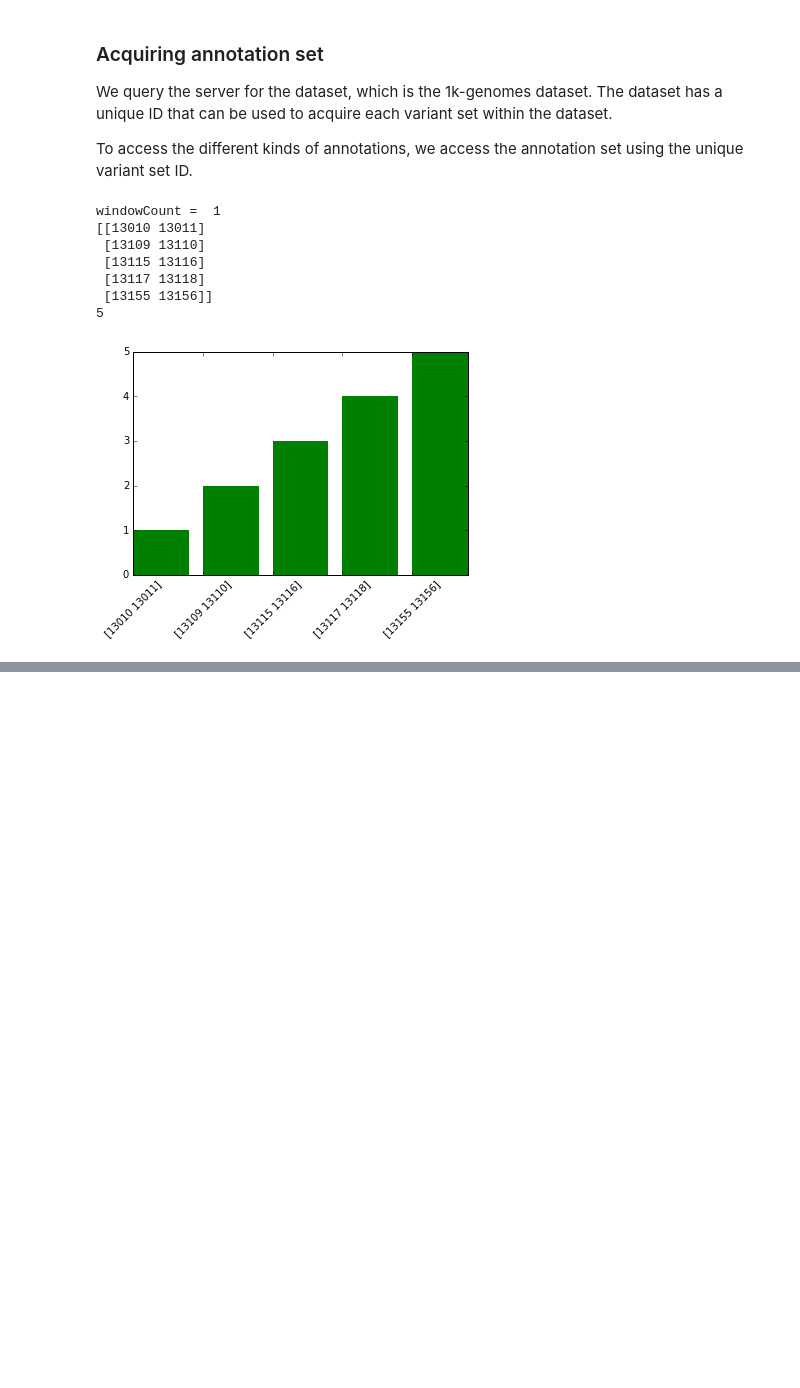
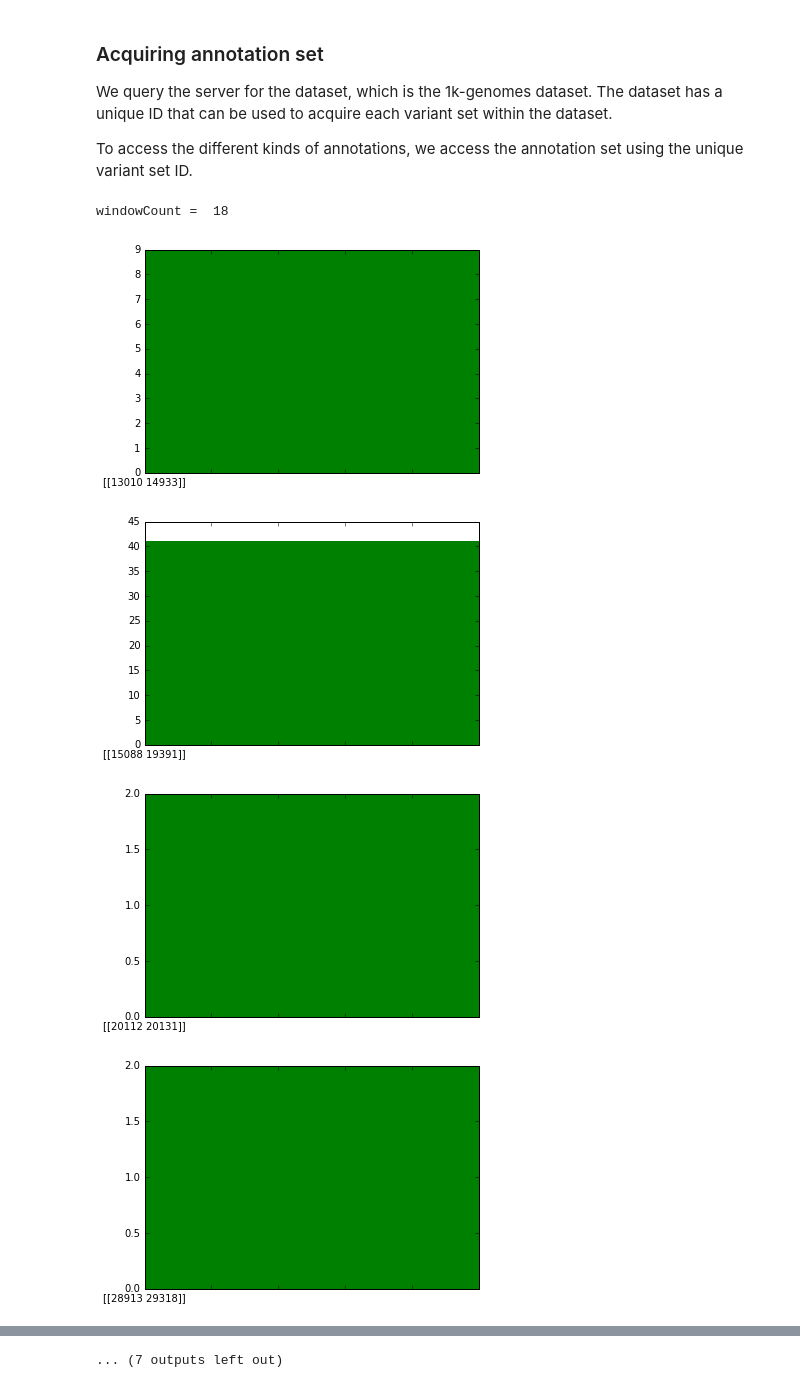
Before and after one commit to BD2KGenomics/bioapi-examples, a Jupyter notebook: python_notebooks/regionSearch.ipynb, the cells around one changed output, grey strips where cells are left out. Saved outputs shown, nothing was run; the diff lists cells and outputs as text; code cells hidden in the pictures; blank space fills up the shorter version.

```diff
--- a/python_notebooks/regionSearch.ipynb
+++ b/python_notebooks/regionSearch.ipynb
@@ -34,22 +35,28 @@ def doThings(startPos, endPos, chromosome, searchTerm, window):
 
     windowCount = ((int(endPos)-int(startPos))/int(window))
     print("windowCount = ",windowCount)
+    startPoint = int(startPos)
+    endPoint = (int(startPos)+int(window))
 
-    abc=c.searchVariantAnnotations(variantAnnotationSetId=annotationSet.id, start=int(startPos), end=int(startPos)+int(window), referenceName=chromosome, effects=[{"id": searchTerm}])
-    idList = []
-    startEndList = []
+    for i in range(0,windowCount):
+        #print("endPoint = ",endPoint)
 
-    for annotation in abc:
-        idList.append(annotation.variant_id)
+        abc=c.searchVariantAnnotations(variantAnnotationSetId=annotationSet.id, start=startPoint, end=endPoint, referenceName=chromosome, effects=[{"id": searchTerm}])
 
-    i=0
-    for ids in idList:
-        important = c.getVariant(ids)
+        idList = []
+        startEndList = []
 
-        i+=1
+        for annotation in abc:
+            idList.append(annotation.variant_id)
 
-        startEndList.append(important.start)
-        startEndList.append(important.end)
+        for ids in idList:
+            important = c.getVariant(ids)
+            startEndList.append(important.start)
+            startEndList.append(important.end)
+        countingStats(seVals=startEndList, windowValue=windowCount, startPos=startPoint, endPos=endPoint)
 
-    countingStats(seVals=startEndList, windowValue=windowCount)
+        startPoint+=int(window)
+        endPoint+=int(window)
+        del idList[:]
+        del startEndList[:]
 # %%
@@ -84,20 +102,17 @@ def plotHistogram(xAxisTicks,yAxisValues):
 # %%
 searchOntologyDict = {'transcript_ablation' : 'SO:0001893', 'splice_acceptor_variant' : 'SO:0001574', 'splice_donor_variant' : 'SO:0001575', 'stop_gained' : 'SO:0001587', 'frameshift_variant' : 'SO:0001589', 'stop_lost' : 'SO:0001578', 'start_lost' : 'SO:0002012', 'transcript_amplification' : 'SO:0001889', 'inframe_insertion' : 'SO:0001821', 'inframe_deletion' : 'SO:0001822', 'missense_variant' : 'SO:0001583', 'protein_altering_variant' : 'SO:0001818', 'splice_region_variant' : 'SO:0001630', 'incomplete_terminal_codon_variant' : 'SO:0001626', 'stop_retained_variant' : 'SO:0001567', 'synonymous_variant' : 'SO:0001819', 'coding_sequence_variant' : 'SO:0001580', 'mature_miRNA_variant' : 'SO:0001620', '5_prime_UTR_variant' : 'SO:0001623', '3_prime_UTR_variant' : 'SO:0001624', 'non_coding_transcript_exon_variant' : 'SO:0001792', 'intron_variant' : 'SO:0001627', 'NMD_transcript_variant' : 'SO:0001621', 'non_coding_transcript_variant' : 'SO:0001619', 'upstream_gene_variant' : 'SO:0001631', 'downstream_gene_variant' : 'SO:0001632', 'TFBS_ablation' : 'SO:0001892', 'TFBS_amplification' : 'SO:0001892', 'TF_binding_site_variant' : 'SO:0001782', 'regulatory_region_ablation' : 'SO:0001894', 'regulatory_region_amplification' : 'SO:0001891', 'feature_elongation' : 'SO:0001907', 'regulatory_region_variant' : 'SO:0001566', 'feature_truncation' : 'SO:0001906', 'intergenic_variant' : 'SO:0001628'}
 shortDict = {'intron_variant' : 'SO:0001627', 'feature_truncation' : 'SO:0001906' , 'non_coding_transcript_exon_variant' : 'SO:0001792' , 'non_coding_transcript_variant' : 'SO:0001619', 'transcript_ablation' : 'SO:0001893'}
 chromList = ('1','2','3','4','5','6','7','8','9','10','11','12','13','14','15','16','17','18')
 
 elements = interact(doThings,
-           startPos="12000",
-           endPos="14200",
+           startPos="10000",
+           endPos="100000",
            chromosome=chromList,
            searchTerm=shortDict,
-           window="2200");
+           window="5000");
 # %% [output]
-windowCount =  1
-[[13010 13011]
- [13109 13110]
- [13115 13116]
- [13117 13118]
- [13155 13156]]
-5
+windowCount =  18
-[figure, old version]
+[figure, new version]
+[figure, added]
+[figure, added]
+[figure, added]
@@ -103,0 +126 @@ windowCount =  1
+... (7 outputs left out)
```
Also changed, not shown: parts of 5 cells of this notebook.
